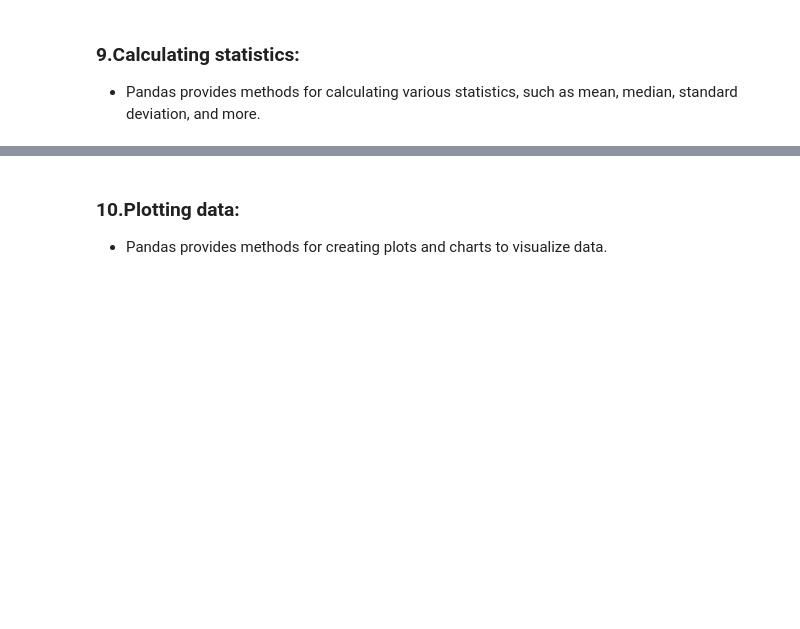
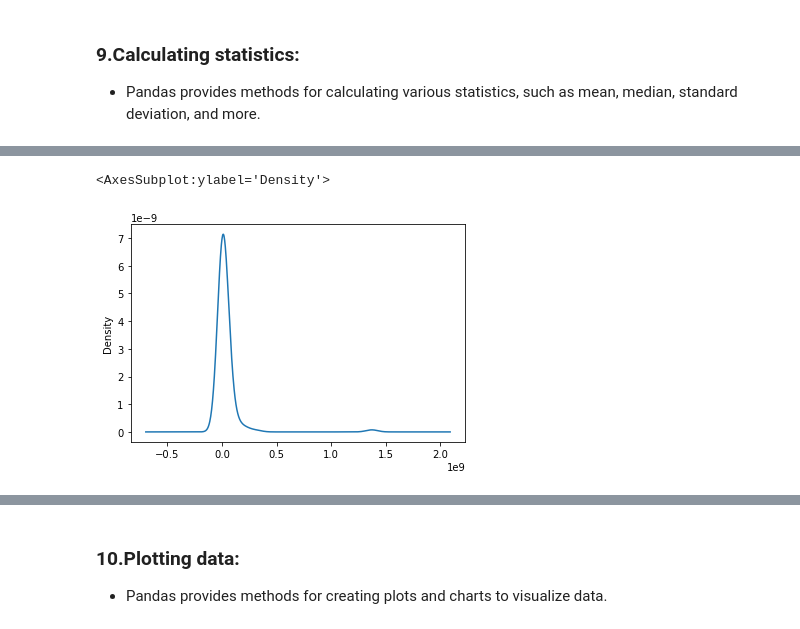
Before and after one commit to Edubridge-karthik/Advance-Python, a Jupyter notebook: EONDA- Pandas on 28th and 29th .ipynb, the cells around one changed output, grey strips where cells are left out. Drawn from its saved outputs; the diff is of its cells as text; code cells hidden in the pictures; blank space fills up the shorter version.

```diff
--- a/EONDA- Pandas on 28th and 29th .ipynb
+++ b/EONDA- Pandas on 28th and 29th .ipynb
@@ -1445,0 +2112,5 @@ periodic_table.join(periodic_table_extended, lsuffix="_left",rsuffix="_reight",h
+# %%
+covid_data.population.plot(kind='kde')
+# %% [output]
+<AxesSubplot:ylabel='Density'>
+[figure, added]
```
Also changed, not shown: parts of 92 cells of this notebook.
